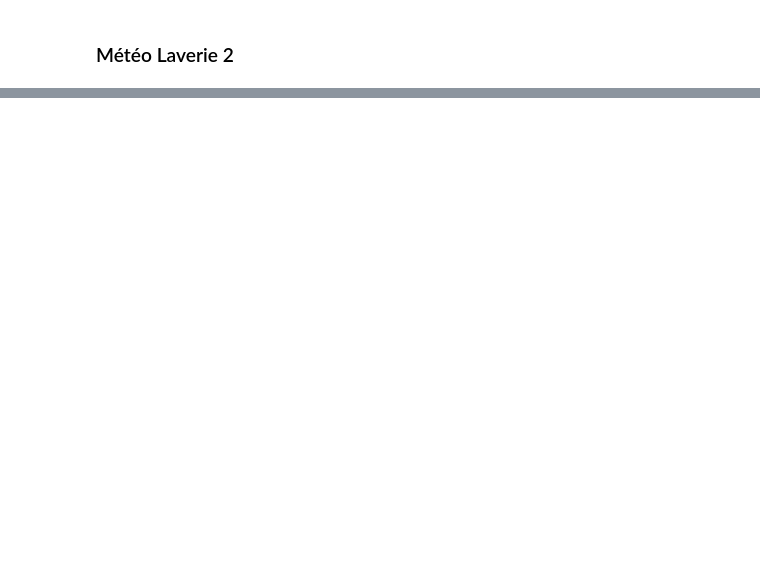
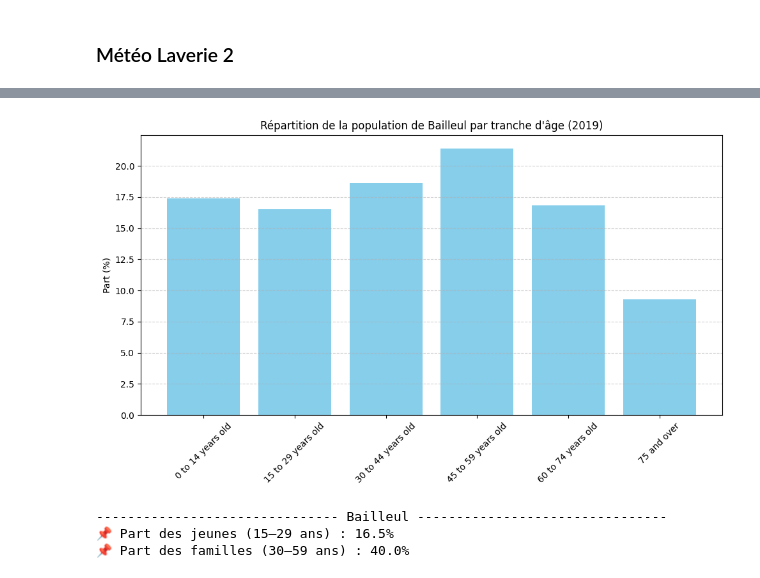
Before and after one commit to Khouloud-HAMMAMI/smart-laundry-data-engineering, a Jupyter notebook: notebooks/exploration.ipynb, the cells around one changed output, grey strips where cells are left out. Saved outputs shown, nothing was run; the diff lists cells and outputs as text; code cells hidden in the pictures; blank space fills up the shorter version.

```diff
--- a/notebooks/exploration.ipynb
+++ b/notebooks/exploration.ipynb
@@ -1352,0 +1384,14 @@ Passing `palette` without assigning `hue` is deprecated and will be removed in v
+# %%
+import pandas as pd
+
+
+# Export CSV
+df = pd.read_csv(
+    "../data_external/tranche_age_bailleul.csv",
+    encoding='ISO-8859-1',
+    sep=';',              # essaie aussi sep=',' si tu n'es pas sûr
+    on_bad_lines='skip'   # ignore les lignes mal formées
+)
+
+print("✅ Données chargées avec succès")
+print(df.head())
@@ -1352,0 +1406,21 @@ Passing `palette` without assigning `hue` is deprecated and will be removed in v
+# %%
+# Affiche les colonnes pour debug
+print("Colonnes détectées :", df.columns.tolist())
+
+# Renommer la colonne des tranches
+df.rename(columns={"Unnamed: 0": "Tranche d'âge"}, inplace=True)
+
+# Supprimer la ligne "Altogether"
+df = df[df["Tranche d'âge"] != "Altogether"]
+
+# Nettoyage des colonnes numériques
+df["2019"] = df["2019"].astype(str).str.replace(" ", "").str.replace("\xa0", "").astype(int)
+df["2019%"] = df["2019%"].astype(str).str.replace(",", ".").astype(float)
+
+# Garder uniquement les colonnes utiles
+df_clean = df[["Tranche d'âge", "2019", "2019%"]].copy()
+df_clean.rename(columns={"2019": "Population_2019", "2019%": "Part_2019"}, inplace=True)
+
+# Affichage final
+print("✅ Données nettoyées :")
+print(df_clean)
@@ -1352,0 +1437,24 @@ Passing `palette` without assigning `hue` is deprecated and will be removed in v
+# %%
+# Tracer un histogramme de la part de la population par tranche d'âge
+plt.figure(figsize=(10, 6))
+plt.bar(df_clean["Tranche d'âge"], df_clean["Part_2019"], color="skyblue")
+plt.title("Répartition de la population de Bailleul par tranche d'âge (2019)")
+plt.ylabel("Part (%)")
+plt.xticks(rotation=45)
+plt.grid(axis="y", linestyle="--", alpha=0.6)
+plt.tight_layout()
+plt.show()
+# %% [output]
+[figure, added]
+# %%
+# Ajout de regroupements
+part_jeunes = df_clean[df_clean["Tranche d'âge"] == "15 to 29 years old"]["Part_2019"].values[0]
+part_familles = df_clean[df_clean["Tranche d'âge"].isin(["30 to 44 years old", "45 to 59 years old"])]["Part_2019"].sum()
+
+print("------------------------------- Bailleul --------------------------------")
+print(f"📌 Part des jeunes (15–29 ans) : {part_jeunes:.1f}%")
+print(f"📌 Part des familles (30–59 ans) : {part_familles:.1f}%")
+# %% [output]
+------------------------------- Bailleul --------------------------------
+📌 Part des jeunes (15–29 ans) : 16.5%
+📌 Part des familles (30–59 ans) : 40.0%
```
Also changed, not shown: parts of 25 cells of this notebook, 8 other files.
